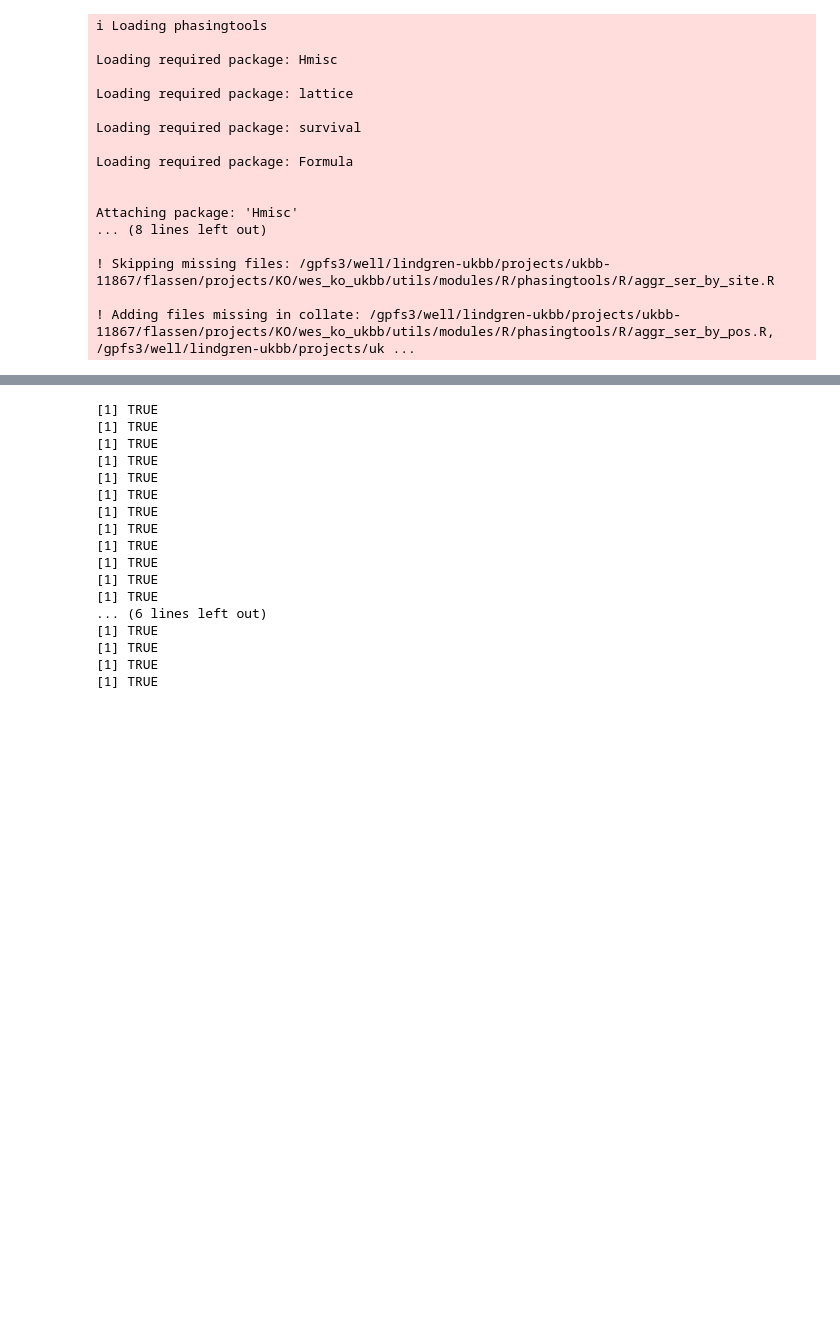
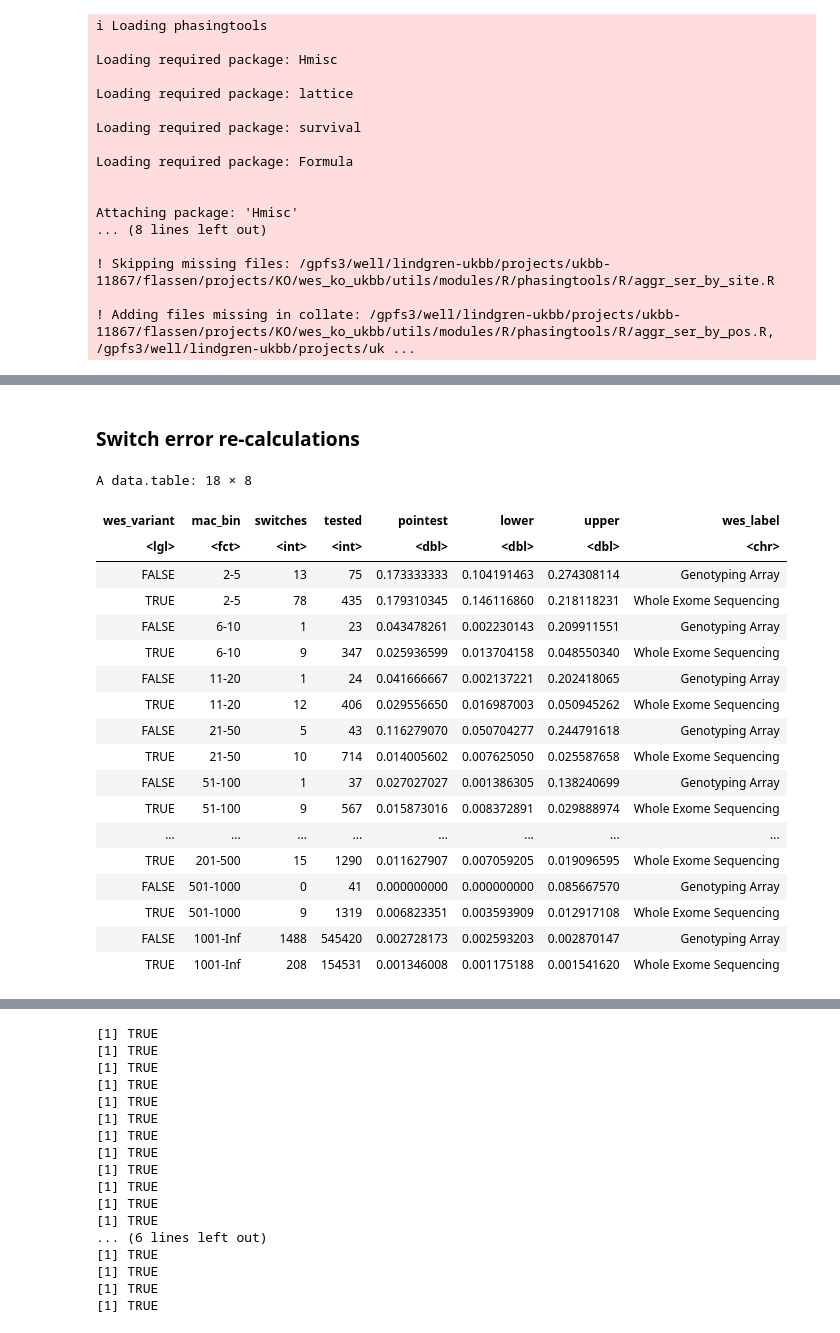
Before and after one commit to frhl/wes_ko_ukbb, a Jupyter notebook: notebooks/220824_transfer_figure1_plots.ipynb, the cells around one changed output, grey strips where cells are left out. Drawn from its saved outputs; the diff is of its cells as text; code cells hidden in the pictures; blank space fills up the shorter version.

```diff
--- a/notebooks/220824_transfer_figure1_plots.ipynb
+++ b/notebooks/220824_transfer_figure1_plots.ipynb
@@ -26,0 +142,2 @@ Attaching package: 'Hmisc'
+# %% [markdown]
+### Switch error re-calculations
@@ -26,0 +150,10 @@ Attaching package: 'Hmisc'
+# %%
+# read files from directory
+stopifnot(dir.exists(args$switch_dir))
+files <- list.files(args$switch_dir, pattern = args$switch_file)
+files <- file.path(args$switch_dir, files)
+stopifnot(length(files) > 0)
+# %%
+# read wes variants
+sites <- "/well/lindgren/UKBIOBANK/dpalmer/wes_200k/ukb_wes_qc/data/variants/08_final_qc.keep.variant_list"
+variants <- fread(sites)
@@ -26,0 +170,27 @@ Attaching package: 'Hmisc'
+# %%
+# aggregate by mac bin
+lst_by_mac <- aggregate_by_mac(files, bins, labels, variants)
+counts_by_mac <- calc_binom_ci(list(lst_by_mac))
+counts_by_mac$wes_label <- ifelse(counts_by_mac$wes_variant, "wes","array")
+# %%
+counts_by_mac
+# %% [output]
+A data.table: 18 × 8
+| wes_variant | mac_bin | switches | tested | pointest | lower | upper | wes_label |
+| <lgl> | <fct> | <int> | <int> | <dbl> | <dbl> | <dbl> | <chr> |
+| FALSE | 2-5 | 13 | 75 | 0.173333333 | 0.104191463 | 0.274308114 | Genotyping Array |
+| TRUE | 2-5 | 78 | 435 | 0.179310345 | 0.146116860 | 0.218118231 | Whole Exome Sequencing |
+| FALSE | 6-10 | 1 | 23 | 0.043478261 | 0.002230143 | 0.209911551 | Genotyping Array |
+| TRUE | 6-10 | 9 | 347 | 0.025936599 | 0.013704158 | 0.048550340 | Whole Exome Sequencing |
+| FALSE | 11-20 | 1 | 24 | 0.041666667 | 0.002137221 | 0.202418065 | Genotyping Array |
+| TRUE | 11-20 | 12 | 406 | 0.029556650 | 0.016987003 | 0.050945262 | Whole Exome Sequencing |
+| FALSE | 21-50 | 5 | 43 | 0.116279070 | 0.050704277 | 0.244791618 | Genotyping Array |
+| TRUE | 21-50 | 10 | 714 | 0.014005602 | 0.007625050 | 0.025587658 | Whole Exome Sequencing |
+| FALSE | 51-100 | 1 | 37 | 0.027027027 | 0.001386305 | 0.138240699 | Genotyping Array |
+| TRUE | 51-100 | 9 | 567 | 0.015873016 | 0.008372891 | 0.029888974 | Whole Exome Sequencing |
+| ... | ... | ... | ... | ... | ... | ... | ... |
+| TRUE | 201-500 | 15 | 1290 | 0.011627907 | 0.007059205 | 0.019096595 | Whole Exome Sequencing |
+| FALSE | 501-1000 | 0 | 41 | 0.000000000 | 0.000000000 | 0.085667570 | Genotyping Array |
+| TRUE | 501-1000 | 9 | 1319 | 0.006823351 | 0.003593909 | 0.012917108 | Whole Exome Sequencing |
+| FALSE | 1001-Inf | 1488 | 545420 | 0.002728173 | 0.002593203 | 0.002870147 | Genotyping Array |
+| TRUE | 1001-Inf | 208 | 154531 | 0.001346008 | 0.001175188 | 0.001541620 | Whole Exome Sequencing |
```
Also changed, not shown: parts of 21 cells of this notebook, 1 other file.
